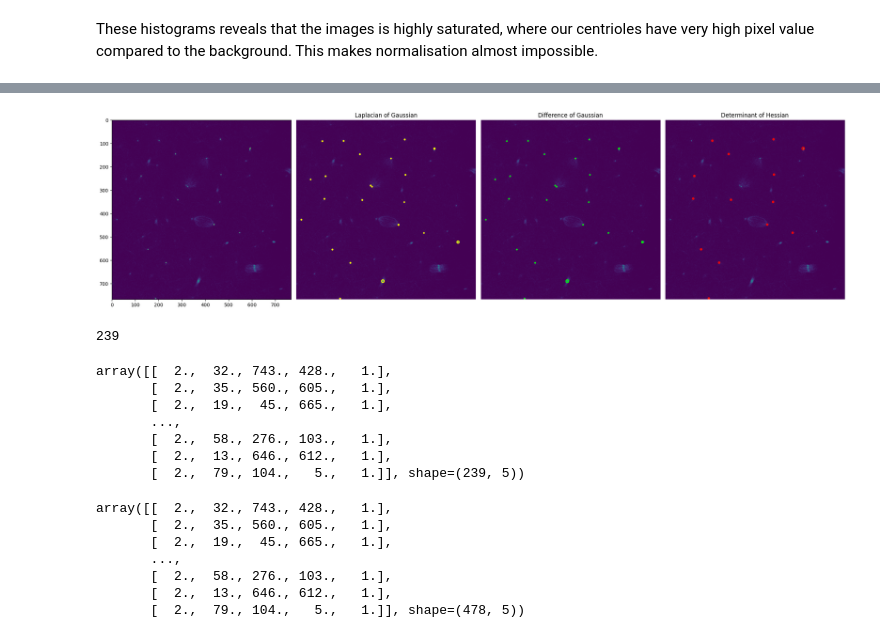
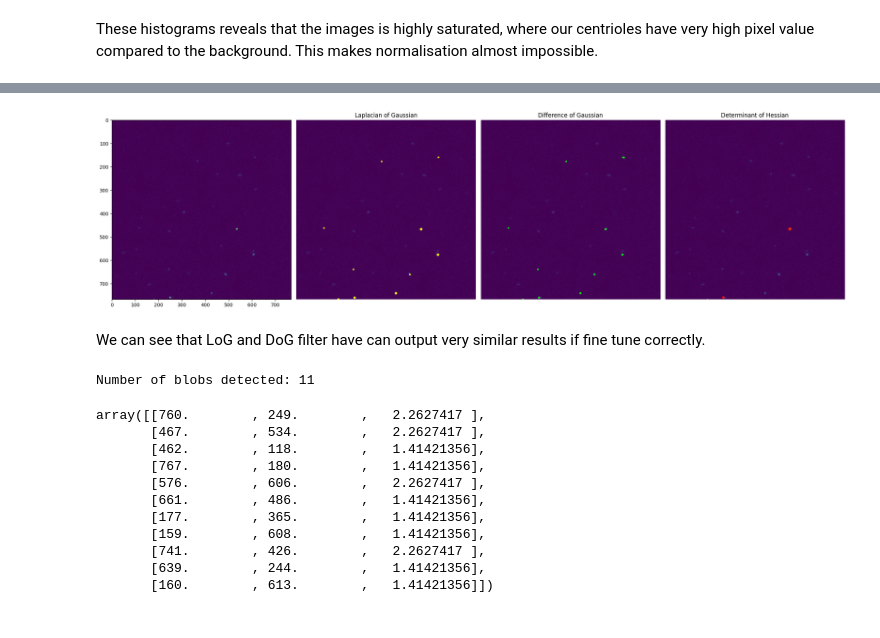
Before and after one commit to UPGON/Zfish_Centrioles_Tracking_Pipeline, a Jupyter notebook: colocalisation_analysis.ipynb, the cells around one changed output, grey strips where cells are left out. Cells and saved outputs as stored; diff of their text form; code cells hidden in the pictures.

```diff
--- a/colocalisation_analysis.ipynb
+++ b/colocalisation_analysis.ipynb
@@ -115,3 +234,4 @@ Different pipelines exist for 3D segmentation. As our image is way to saturated,
 # %%
-img_CS = vol[5,:,1]
-#plt.imshow(img_CS)
+c = 1
+img_C1 = img[c]
+plt.imshow(img_C1)
@@ -118,38 +241,33 @@ img_CS = vol[5,:,1]
 # %%
-img_CS_z = img_CS[14]
-blobs_log = blob_log(img_CS_z, max_sigma=4, threshold=0.2)
+blobs_log = blob_log(img_C1, max_sigma=4, threshold=0.16)
 
 # Compute radii in the 3rd column.
 blobs_log[:, 2] = blobs_log[:, 2] * math.sqrt(2)
 
-blobs_dog = blob_dog(img_CS_z, max_sigma=6, threshold=0.15)
+blobs_dog = blob_dog(img_C1, max_sigma=4, threshold=0.10)
 blobs_dog[:, 2] = blobs_dog[:, 2] * math.sqrt(2)
 
-blobs_doh = blob_doh(img_CS_z, max_sigma=20, threshold=0.01)
+blobs_doh = blob_doh(img_C1, max_sigma=20, threshold=0.01)
-# %%
-blobs_log = blob_log(img_CS_z, max_sigma=4, threshold=0.2)
-# %%
-blobs_dog = blob_dog(img_CS_z, max_sigma=6, threshold=0.15)
 # %%
 blobs_list = [blobs_log, blobs_dog, blobs_doh]
 colors = ['yellow', 'lime', 'red']
 titles = ['Laplacian of Gaussian', 'Difference of Gaussian', 'Determinant of Hessian']
 sequence = zip(blobs_list, colors, titles)
 
 fig, axes = plt.subplots(1, 4, figsize=(22, 8), sharex=True, sharey=True)
 ax = axes.ravel()
-ax[0].imshow(img_CS_z)
+ax[0].imshow(img_C1)
 
 for idx, (blobs, color, title) in enumerate(sequence):
     ax[idx + 1].set_title(title)
-    ax[idx + 1].imshow(img_CS_z)
+    ax[idx + 1].imshow(img_C1)
     for blob in blobs:
         y, x, r = blob
         c = plt.Circle((x, y), r, color=color, linewidth=2, fill=False)
         ax[idx +1].add_patch(c)
     ax[idx+1].set_axis_off()
 
 plt.tight_layout()
 plt.show()
 # %% [output]
-[figure, old version]
+[figure, new version]
@@ -160,24 +274,18 @@ blobs_dog = blob_log(img_CS, max_sigma=4, threshold=0.2)
+# %% [markdown]
+We can see that LoG and DoG filter have can output very similar results if fine tune correctly.
 # %%
-print(len(blobs_dog))
+print(f"Number of blobs detected: {len(blobs_dog)}")
 blobs_dog
-new_array = np.column_stack([np.full(len(blobs_dog), 2), blobs_dog])
-new_array
 # %% [output]
-239
+Number of blobs detected: 11
-array([[  2.,  32., 743., 428.,   1.],
-       [  2.,  35., 560., 605.,   1.],
-       [  2.,  19.,  45., 665.,   1.],
-       ...,
-       [  2.,  58., 276., 103.,   1.],
-       [  2.,  13., 646., 612.,   1.],
-       [  2.,  79., 104.,   5.,   1.]], shape=(239, 5))
+array([[760.        , 249.        ,   2.2627417 ],
+       [467.        , 534.        ,   2.2627417 ],
+       [462.        , 118.        ,   1.41421356],
+       [767.        , 180.        ,   1.41421356],
+       [576.        , 606.        ,   2.2627417 ],
+       [661.        , 486.        ,   1.41421356],
+       [177.        , 365.        ,   1.41421356],
+       [159.        , 608.        ,   1.41421356],
+       [741.        , 426.        ,   2.2627417 ],
+       [639.        , 244.        ,   1.41421356],
+       [160.        , 613.        ,   1.41421356]])
-# %%
-np.concatenate([new_array,new_array])
-# %% [output]
-array([[  2.,  32., 743., 428.,   1.],
-       [  2.,  35., 560., 605.,   1.],
-       [  2.,  19.,  45., 665.,   1.],
-       ...,
-       [  2.,  58., 276., 103.,   1.],
-       [  2.,  13., 646., 612.,   1.],
-       [  2.,  79., 104.,   5.,   1.]], shape=(478, 5))
```
Also changed, not shown: parts of 77 cells of this notebook, 5 other files.
